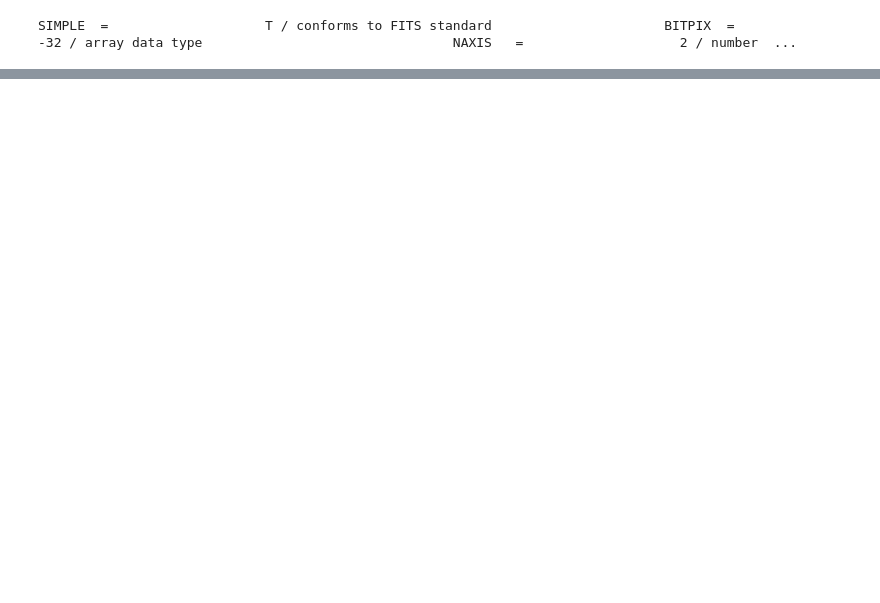
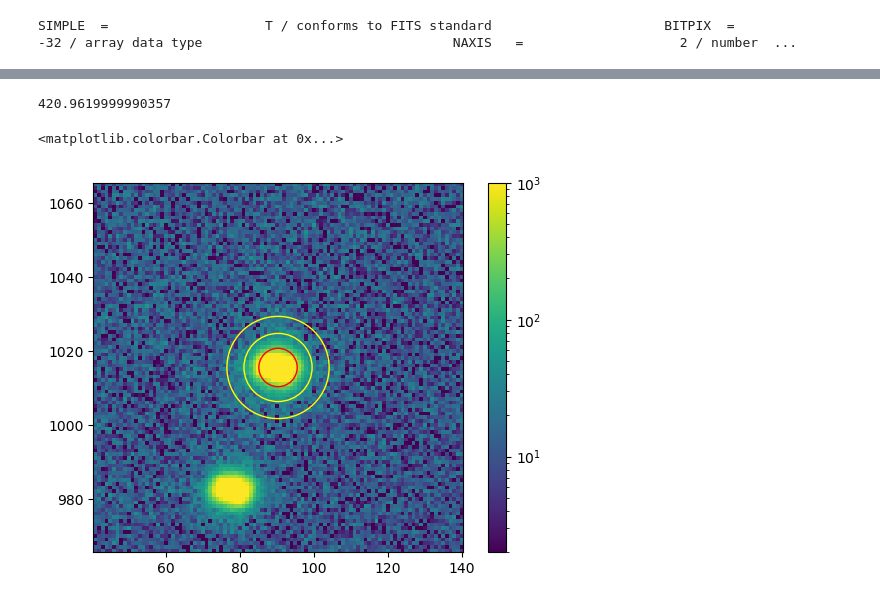
Before and after one commit to thomasnguyen21/astr302_pulsating_star, a Jupyter notebook: photometry.ipynb, the cells around one changed output, grey strips where cells are left out. Saved outputs shown, nothing was run; the diff lists cells and outputs as text; code cells hidden in the pictures; blank space fills up the shorter version.

```diff
--- a/photometry.ipynb
+++ b/photometry.ipynb
@@ -32,17 +33,27 @@ stars_list = np.array(line_list[7:18], dtype=np.float64) # clip the imdat to jus
 def SNR (image, x_pos, y_pos, r): # we need this for the scipy optimize call
     aper = ap.CircularAperture((x_pos, y_pos), r) # no dark current... odd. I won't give the signal or noise non-poisson error I suppose, this is all
     ann = ap.CircularAnnulus((x_pos, y_pos), 4/2.25*r, 6/2.25*r) # internal work anyways
-    sum_ap, err_ap = aper.do_photometry(image, error=np.sqrt(np.abs(image)))
-    sum_an, err_an = ann.do_photometry(image, error=np.sqrt(np.abs(image)))
-    SNR = sum_ap[0]/(sum_an[0] * aper.area/ann.area) # sum of signal over expected sum of noise in area. Eq. to mean(annulus)
+    sum_ap = aper.do_photometry(image)[0]
+    sky_err = ap.ApertureStats(image, ann).std*np.sqrt(aper.area) # among other things, I hadn't done a sky substraction, which was messing up my error.
+    # Ripped the previous calculations out and starting over again
+    SNR = sum_ap/(np.sqrt(sum_ap) + sky_err) # agh!! forgot the *sqrt(area)! Now it gives values similar to what Dr. Green recommended
 
-    # propagate poisson - func = c * ap * (an)^-1 -> df = c*(dap*an^-1 - ap*dan*an^-2) -> err^2 = c^2 * (err_ap^2 * an^-2 - ap^2 * err_an^2 * an^-4)
-    c = ann.area/aper.area
-    SNR_err = np.sqrt(c**2 * ((err_ap[0]/sum_ap[0])**2 + (sum_ap[0]*err_an[0]/(sum_an[0]**2))**2)) # just propagated poisson right now
-    return SNR, SNR_err # we can't return the SNR_err for scipy curve_fit
+    # it's giving an SNR of 6000 for default values and scipy is refusing to optimize. This can't be an accurate error. Urg.
+    # let's work through this. sky_err is the standard deviation of the sky background (the bulk of which has been subtracted off, not affecting its std)
+    # times the sqrt size of the aperture. It is equivalent to the sky noise. However, there will also be poisson noise frrom the target, and we know for
+    # all counting noise that this is SUM sqrt(counts) -> err_ap.
+    # even if we count that, it's a bit of a struggle. Implementing a hard cap on target radius of 8 and leaving it alone.
+    # need to check on this because it's bothering me. Taking poisson error as the sqrt of the total flux of the star but urghhh
+
+    return SNR
 
 # scipy needs a function to minimize, not maximize. Among other things, I want a separate function for it
 def scipy_packer (params, image):
     x_pos, y_pos, r = params # r is the aperture radius in pixels
-    SNR_val, SNR_err = SNR(image, x_pos, y_pos, r)
+    SNR_val = SNR(image, x_pos, y_pos, r)
     return 1/SNR_val # should optimize fairly well
+# %%
+image = fits.open('reduced_images/2m0753.0197.fits')[0].data
+x_pos, y_pos = stars_list[10,1:]
+out = sp.optimize.minimize(scipy_packer, np.array([x_pos, y_pos, 5]), args=image, bounds=[(x_pos-5, x_pos+5),(y_pos-5, y_pos+5),(2, 8)])
+print(out)
@@ -49 +71,19 @@ def scipy_packer (params, image):
+# %%
+1/out.fun
+# %% [output]
+420.9619999990357
+# %%
+x_pos_opt, y_pos_opt, r_opt = out.x # it's incredible how quick these operations are. Just for me to remember if I ever get frustrated with them
+opt_ap = ap.CircularAperture((x_pos_opt, y_pos_opt), r_opt)
+opt_an = ap.CircularAnnulus((x_pos_opt, y_pos_opt), 4/2.25*r_opt, 6/2.25*r_opt)
+
+plt.imshow(abs(image), norm='log', vmin=2, vmax=1000) # confirm that stars are being identified correctly - yes!
+opt_ap.plot(color='red')
+opt_an.plot(color='yellow')
+plt.xlim(x_pos_opt-50, x_pos_opt+50)
+plt.ylim(y_pos_opt-50, y_pos_opt+50)
+plt.colorbar()
+# %% [output]
+<matplotlib.colorbar.Colorbar at 0x...>
+[figure, added]
 # %%
```
Also changed, not shown: parts of 9 cells of this notebook.
